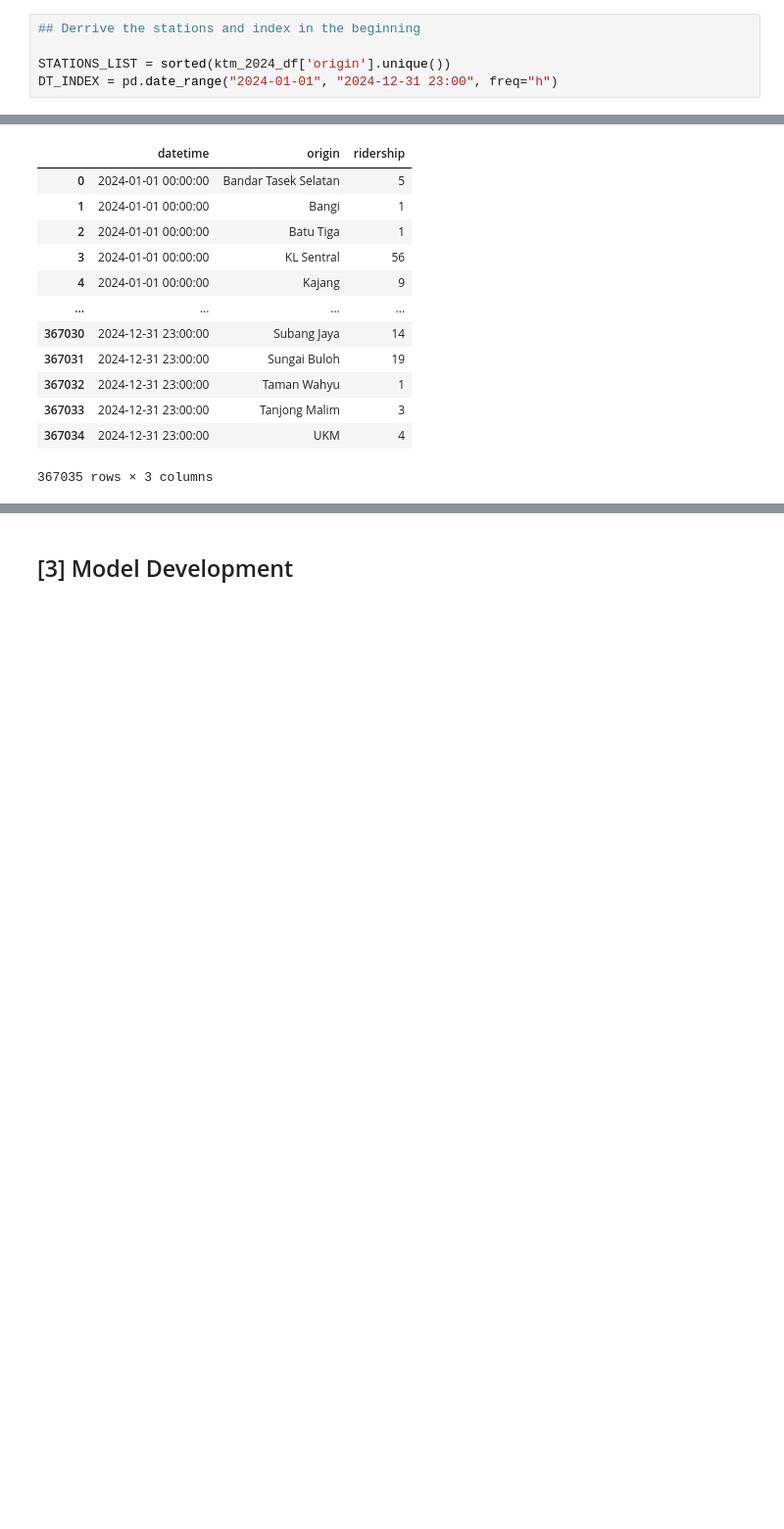
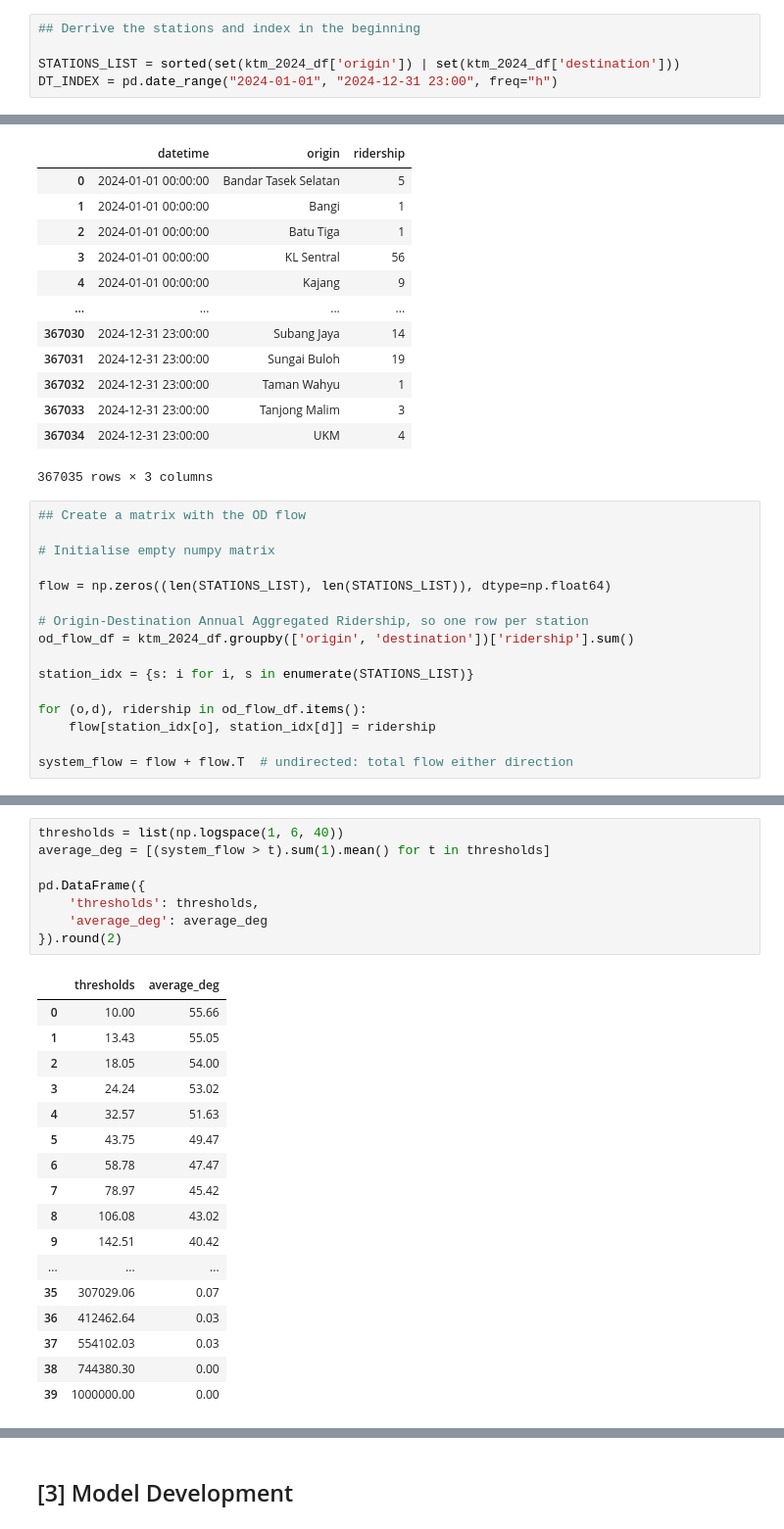
Before and after one commit to faiz-yah/mds-gnn-final-project, a Jupyter notebook: gnn-kkm-prediction.ipynb, the cells around one changed output, grey strips where cells are left out. Shown at 98% size. Cells and saved outputs as stored; diff of their text form; blank space fills up the shorter version.

Commit message:
Added adjacency matrix func

```diff
--- a/gnn-kkm-prediction.ipynb
+++ b/gnn-kkm-prediction.ipynb
@@ -155,7 +203,7 @@ ktm_2024_df
 # %%
 ## Derrive the stations and index in the beginning
 
-STATIONS_LIST = sorted(ktm_2024_df['origin'].unique())
+STATIONS_LIST = sorted(set(ktm_2024_df['origin']) | set(ktm_2024_df['destination']))
 DT_INDEX = pd.date_range("2024-01-01", "2024-12-31 23:00", freq="h")
 # %% [markdown]
 ### 1.2 Weather Data
@@ -333,3 +405,19 @@ hour_origin_ridership_df
 | 367033 | 2024-12-31 23:00:00 | Tanjong Malim | 3 |
 | 367034 | 2024-12-31 23:00:00 | UKM | 4 |
 367035 rows × 3 columns
+# %%
+## Create a matrix with the OD flow
+
+# Initialise empty numpy matrix
+
+flow = np.zeros((len(STATIONS_LIST), len(STATIONS_LIST)), dtype=np.float64)
+
+# Origin-Destination Annual Aggregated Ridership, so one row per station
+od_flow_df = ktm_2024_df.groupby(['origin', 'destination'])['ridership'].sum()
+
+station_idx = {s: i for i, s in enumerate(STATIONS_LIST)}
+
+for (o,d), ridership in od_flow_df.items():
+    flow[station_idx[o], station_idx[d]] = ridership
+
+system_flow = flow + flow.T  # undirected: total flow either direction
@@ -335,0 +497,26 @@ hour_origin_ridership_df
+# %%
+thresholds = list(np.logspace(1, 6, 40))
+average_deg = [(system_flow > t).sum(1).mean() for t in thresholds]
+
+pd.DataFrame({
+    'thresholds': thresholds,
+    'average_deg': average_deg
+}).round(2)
+# %% [output]
+|  | thresholds | average_deg |
+| 0 | 10.00 | 55.66 |
+| 1 | 13.43 | 55.05 |
+| 2 | 18.05 | 54.00 |
+| 3 | 24.24 | 53.02 |
+| 4 | 32.57 | 51.63 |
+| 5 | 43.75 | 49.47 |
+| 6 | 58.78 | 47.47 |
+| 7 | 78.97 | 45.42 |
+| 8 | 106.08 | 43.02 |
+| 9 | 142.51 | 40.42 |
+| ... | ... | ... |
+| 35 | 307029.06 | 0.07 |
+| 36 | 412462.64 | 0.03 |
+| 37 | 554102.03 | 0.03 |
+| 38 | 744380.30 | 0.00 |
+| 39 | 1000000.00 | 0.00 |
```
Also changed, not shown: parts of 25 cells of this notebook.
